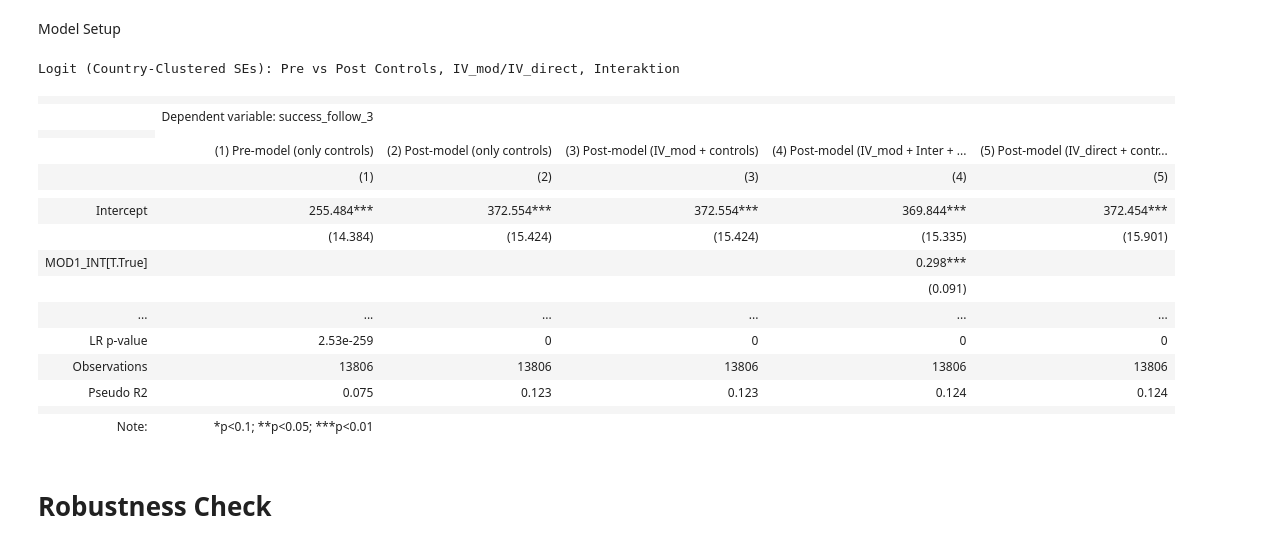
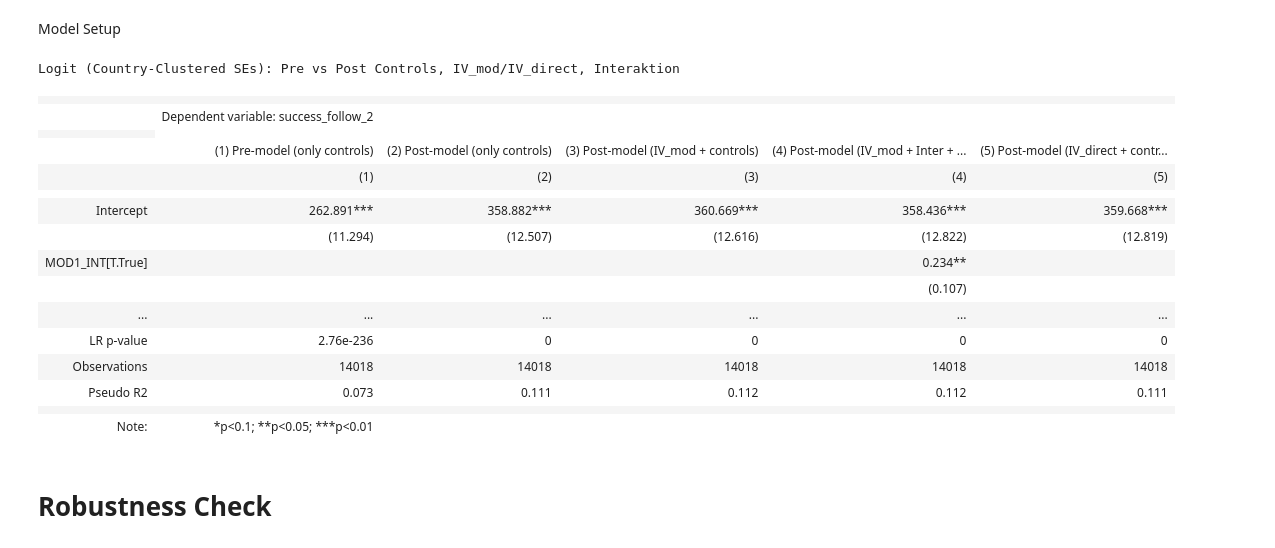
Before and after one commit to JDL05/thesis-spatial-seed-syndication, a Jupyter notebook: notebooks/data_operations.ipynb, the cells around one changed output. Saved outputs shown, nothing was run; the diff lists cells and outputs as text; code cells hidden in the pictures.

```diff
--- a/notebooks/data_operations.ipynb
+++ b/notebooks/data_operations.ipynb
@@ -1207,7 +1182,7 @@ def has_angel_investor_within_30km(company_id):
     for _, row in angel_investors.iterrows():
         lat2, lon2 = row["latitude"], row["longitude"]
         dist = haversine(lat1, lon1, lat2, lon2)
-        if dist <= 30:
+        if dist <= 20:
             return True
     return False
 
@@ -1387,7 +1437,7 @@ df = df[df["duration_seed_stage"] <= 120].reset_index(drop=True)
 Remove countries with less than 100 entries
 # %%
 country_counts = df["hq_country"].value_counts()
-valid_countries = country_counts[country_counts >= 100].index
+valid_countries = country_counts[country_counts >= 50].index
 df = df[df["hq_country"].isin(valid_countries)].reset_index(drop=True)
 # %% [markdown]
 # Data Output
@@ -1397,10 +1447,10 @@ selected_features = [
     "number_of_founders", "female_founder", "energy", "information_technology", "materials", "industrials",
     "consumer_discretionary", "consumer_staples", "health_care", "financials", "communication_services",
     "utilities", "real_estate", "other", "grant_before_seed", "angel_round_binary", "first_seed_round_year", "number_seed_rounds",
-    "number_seed_investors", "one_seed_investor_binary", "pre_seed", "follow_on_investor", "low_seed_funding",
+    "number_seed_investors", "no_syndication", "geo_syndication", "pre_seed", "follow_on_investor", "low_seed_funding",
     "high_seed_funding", "duration_seed_stage", "all_homecountry_investors_in_seed_binary",
-    "regional_seed_investor_binary", "regional_seed_investor_institutional_binary", "city_seed_investor_binary", "regional_angel_investor",
-    "lead_investor_in_seed", "angel", "accelerator_seed_investor_binary", "incubator_seed_investor_binary", "micro_vc_seed_investor_binary",
+    "regional_seed_investor_binary", "regional_seed_investor_institutional_binary", "regional_angel_investor",
+    "lead_investor_in_seed", "angel", "hub_angel_investor", "hub_institutional_investor",  "accelerator_seed_investor_binary", "incubator_seed_investor_binary", "micro_vc_seed_investor_binary",
     "corporate_venture_capital_seed_investor_binary", "angel_group_seed_investor_binary", "angel_seed_investor_binary",
     "university_program_seed_investor_binary", "entrepreneurship_program_seed_investor_binary",
     "family_investment_office_seed_investor_binary", "us_investor_binary", "gdp", "top_university",
@@ -1566,14 +1625,14 @@ df = df.copy()
 # %% [markdown]
 Model Setup
 # %%
-dependent_var = "success_follow_3"
+dependent_var = "success_follow_2"
 iv_direct     = "all_homecountry_investors_in_seed_binary"
-iv_mod        = "city_seed_investor_binary"
-mod1          = "one_seed_investor_binary"
+iv_mod        = "regional_seed_investor_binary"
+mod1          = "geo_syndication"
 
 # Pre Seed-Stage controls
 core_ctrls = [
-    "hq_country", "founded_year", "b2b", "hub_binary",
+    "hq_country", "founded_year", "b2b",
     "number_of_founders", "female_founder", "energy", "information_technology", "materials", "industrials",
     "consumer_discretionary", "consumer_staples", "health_care", "financials",
     "communication_services", "utilities", "real_estate", "other", "grant_before_seed", "angel_round_binary",
@@ -1582,18 +1641,17 @@ core_ctrls = [
 
 # Post Seed-Stage controls
 full_ctrls = [
-    "hq_country", "founded_year", "b2b", "hub_binary",
+    "hq_country", "founded_year", "b2b",
     "energy", "information_technology", "materials", "industrials",
     "consumer_discretionary", "consumer_staples", "health_care",
     "financials", "communication_services", "utilities", "real_estate", "other",
-    "number_of_founders", "female_founder", "grant_before_seed", "angel_round_binary",
+    "number_of_founders", "female_founder", "grant_before_seed",
     "first_seed_round_year", "number_seed_rounds", "number_seed_investors", "pre_seed", "follow_on_investor",
     "low_seed_funding", "high_seed_funding", "duration_seed_stage", "lead_investor_in_seed",
     "accelerator_seed_investor_binary", "incubator_seed_investor_binary",
     "micro_vc_seed_investor_binary", "corporate_venture_capital_seed_investor_binary",
     "university_program_seed_investor_binary", "entrepreneurship_program_seed_investor_binary",
-    "family_investment_office_seed_investor_binary", "us_investor_binary",
-    "gdp", "top_university"
+    "family_investment_office_seed_investor_binary", "gdp", "top_university"
 ]
 
 df[dependent_var] = df[dependent_var].astype(int)
@@ -1631,7 +1689,7 @@ stargazer.custom_columns(
     [1, 1, 1, 1, 1]
 )
 
-stargazer.significance_levels([0.1, 0.05, 0.01])
+stargazer.significance_levels([0.10, 0.05, 0.01])
 
 models = [m1c, m2c, m3c, m4c, m5c]
 
@@ -1673,14 +1731,14 @@ Logit (Country-Clustered SEs): Pre vs Post Controls, IV_mod/IV_direct, Interakti
 Model Setup
 # %%
 # Define variables
-dependent_var = "success_follow_3"
-iv_direct     = "angel"
+dependent_var = "success_follow_2"
+iv_direct     = "hub_angel_investor"
 iv_mod        = "hub_binary"
 mod1          = "regional_seed_investor_institutional_binary"
 
 # Pre Seed-Stage controls
 core_ctrls = [
-    "hq_country", "founded_year", "b2b", "hub_binary",
+    "hq_country", "founded_year", "b2b",
     "number_of_founders", "female_founder", "energy", "information_technology", "materials", "industrials",
     "consumer_discretionary", "consumer_staples", "health_care", "financials",
     "communication_services", "utilities", "real_estate", "other", "grant_before_seed", "angel_round_binary",
@@ -1689,7 +1747,7 @@ core_ctrls = [
 
 # Post Seed-Stage controls
 full_ctrls = [
-    "hq_country", "founded_year", "b2b", "hub_binary",
+    "hq_country", "founded_year", "b2b",
     "energy", "information_technology", "materials", "industrials",
     "consumer_discretionary", "consumer_staples", "health_care",
     "financials", "communication_services", "utilities", "real_estate", "other",
@@ -1699,8 +1757,7 @@ full_ctrls = [
     "accelerator_seed_investor_binary", "incubator_seed_investor_binary",
     "micro_vc_seed_investor_binary", "corporate_venture_capital_seed_investor_binary",
     "university_program_seed_investor_binary", "entrepreneurship_program_seed_investor_binary",
-    "family_investment_office_seed_investor_binary", "us_investor_binary",
-    "gdp", "top_university"
+    "family_investment_office_seed_investor_binary", "gdp", "top_university"
 ]
 
 df[dependent_var] = df[dependent_var].astype(int)
@@ -1730,46 +1787,46 @@ m2c = smf.logit(formula_2, data=df).fit(cov_type='cluster', cov_kwds=cluster_kwd
 m3c = smf.logit(formula_3, data=df).fit(cov_type='cluster', cov_kwds=cluster_kwds, disp=False)
 m4c = smf.logit(formula_4, data=df).fit(cov_type='cluster', cov_kwds=cluster_kwds, disp=False)
 m5c = smf.logit(formula_5, data=df).fit(cov_type='cluster', cov_kwds=cluster_kwds, disp=False)
 
 stargazer = Stargazer([m1c, m2c, m3c, m4c, m5c])
 stargazer.title("Logit (Country-Clustered SEs): Pre vs Post Controls, IV_mod/IV_direct, Interaktion")
 stargazer.custom_columns(
     ["(1) Pre-model (only controls)", "(2) Post-model (only controls)", "(3) Post-model (IV_mod + controls)", "(4) Post-model (IV_mod + Inter + controls)", "(5) Post-model (IV_direct + controls)"],
     [1, 1, 1, 1, 1]
 )
 
 stargazer.significance_levels([0.1, 0.05, 0.01])
 
 models = [m1c, m2c, m3c, m4c, m5c]
 
 def fmt2(x):
     return f"{x:,.2f}"
 
 loglik    = [fmt2(m.llf) for m in models]
 lr_chi2   = [fmt2(m.llr) for m in models]
 lr_pval   = [f"{m.llr_pvalue:.3g}" for m in models]
 
 stargazer.add_line("Log-Likelihood", loglik)
 stargazer.add_line("LR Chi\u00b2", lr_chi2)
 stargazer.add_line("LR p-value", lr_pval)
 
 HTML(stargazer.render_html())
 # %% [output]
 Logit (Country-Clustered SEs): Pre vs Post Controls, IV_mod/IV_direct, Interaktion
 |  |  |  |  |  |  |
-|  | Dependent variable: success_follow_3 |  |  |  |  |
+|  | Dependent variable: success_follow_2 |  |  |  |  |
 |  |
 |  | (1) Pre-model (only controls) | (2) Post-model (only controls) | (3) Post-model (IV_mod + controls) | (4) Post-model (IV_mod + Inter + ... | (5) Post-model (IV_direct + contr... |
 |  | (1) | (2) | (3) | (4) | (5) |
 |  |  |  |  |  |  |
-| Intercept | 255.484*** | 372.554*** | 372.554*** | 369.844*** | 372.454*** |
-|  | (14.384) | (15.424) | (15.424) | (15.335) | (15.901) |
-| MOD1_INT[T.True] |  |  |  | 0.298*** |  |
-|  |  |  |  | (0.091) |  |
+| Intercept | 262.891*** | 358.882*** | 360.669*** | 358.436*** | 359.668*** |
+|  | (11.294) | (12.507) | (12.616) | (12.822) | (12.819) |
+| MOD1_INT[T.True] |  |  |  | 0.234** |  |
+|  |  |  |  | (0.107) |  |
 | ... | ... | ... | ... | ... | ... |
-| LR p-value | 2.53e-259 | 0 | 0 | 0 | 0 |  |  |  |  |  |  |
-| Observations | 13806 | 13806 | 13806 | 13806 | 13806 |
-| Pseudo R2 | 0.075 | 0.123 | 0.123 | 0.124 | 0.124 |
+| LR p-value | 2.76e-236 | 0 | 0 | 0 | 0 |  |  |  |  |  |  |
+| Observations | 14018 | 14018 | 14018 | 14018 | 14018 |
+| Pseudo R2 | 0.073 | 0.111 | 0.112 | 0.112 | 0.111 |
 |  |  |  |  |  |  |
 | Note: | *p<0.1; **p<0.05; ***p<0.01 |  |  |  |  |
 # %% [markdown]
```
Also changed, not shown: parts of 23 cells of this notebook, 7 other files.
